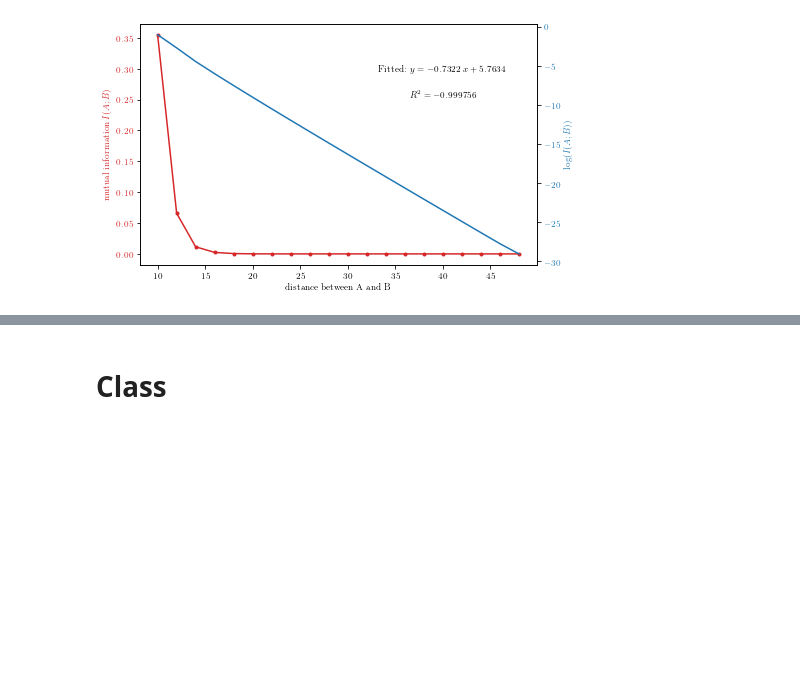
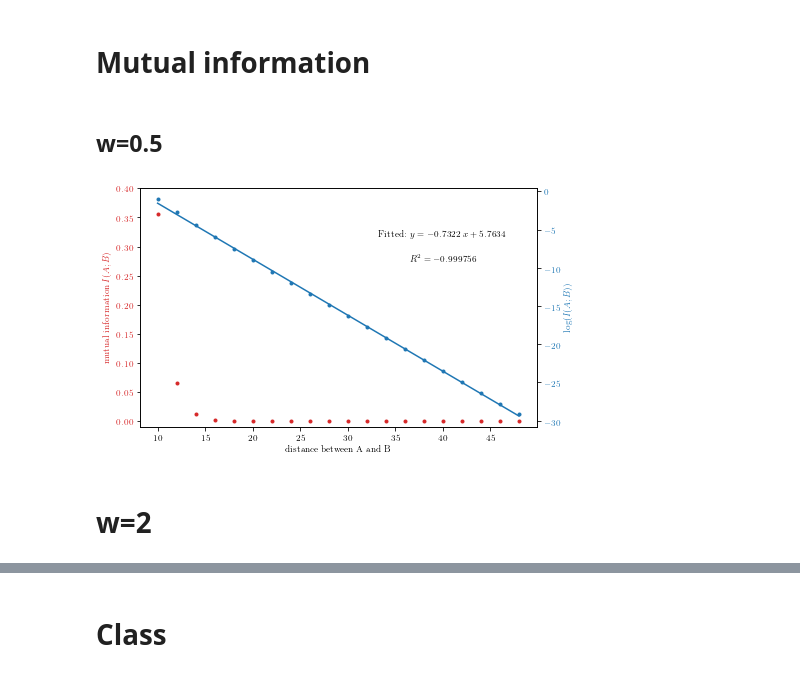
Before and after one commit to hainingpan/SPT, a Jupyter notebook: test_ssh.ipynb, the cells around one changed output, grey strips where cells are left out. Saved outputs shown, nothing was run; the diff lists cells and outputs as text; code cells hidden in the pictures; blank space fills up the shorter version.

```diff
--- a/test_ssh.ipynb
+++ b/test_ssh.ipynb
@@ -27,5 +111,9 @@ params.shannon_entropy(np.arange(60))
+# %% [markdown]
+# Mutual information
 # %%
 MI_list={}
+# %% [markdown]
+## w=0.5
 # %%
 dist_list=np.arange(10,50,2)
 MI_list[0.5]=[]
@@ -35,27 +123,33 @@ for dist in dist_list:
 # %%
 fig,ax1=plt.subplots(figsize=(6.8,4))
 
 color = 'tab:red'
 ax1.set_xlabel('distance between A and B')
 ax1.set_ylabel(r'mutual information $I(A;B)$', color=color)
-ax1.plot(dist_list,MI_list[.5],'.-', color=color)
+ax1.plot(dist_list,MI_list[.5],'.', color=color)
 ax1.tick_params(axis='y', labelcolor=color)
+ax1.set_ylim(-0.01,0.4)
 
 ax2 = ax1.twinx()
 
 color = 'tab:blue'
 ax2.set_ylabel(r'$\log(I(A;B))$', color=color)
-ax2.plot(dist_list,np.log(MI_list[.5]), color=color)
+ax2.plot(dist_list,np.log(MI_list[.5]),'.', color=color)
 ax2.tick_params(axis='y', labelcolor=color)
 lr=scipy.stats.linregress(dist_list,np.log(MI_list[.5]))
 ax2.text(.6,.8,r'Fitted: $y={:.4f}~x+{:.4f}$'.format(lr.slope,lr.intercept),transform=ax2.transAxes)
 ax2.text(.68,.7,r'$R^2={:f}$'.format(lr.rvalue),transform=ax2.transAxes)
 
+ax2.plot(dist_list,lr.slope*dist_list+lr.intercept,color=color)
+
 fig.tight_layout()
 
+
 fig.savefig('/mnt/d/kitp/Rp_SPT/1/MI_mu0.5.pdf',bbox_inches='tight')
 # %% [output]
-[figure, old version]
+[figure, new version]
+# %% [markdown]
+# w=2
 # %%
 dist_list=np.arange(10,50,2)
 MI_list[2]=[]
```
Also changed, not shown: parts of 43 cells of this notebook, 3 other files.
